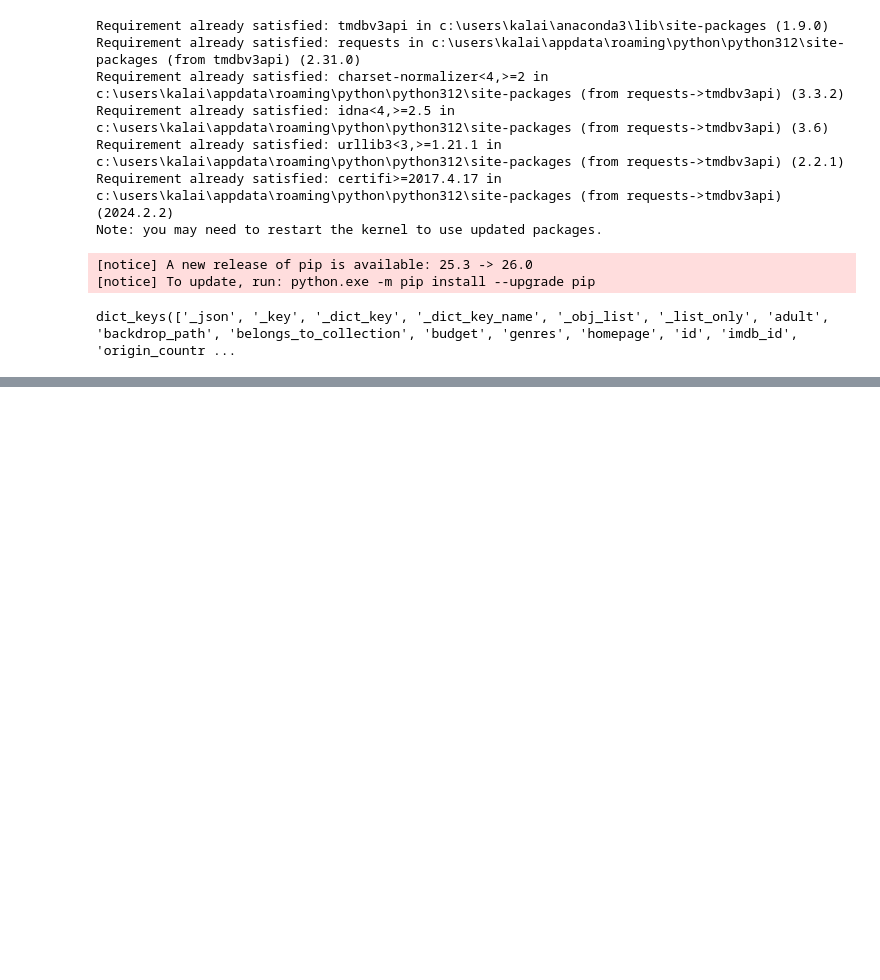
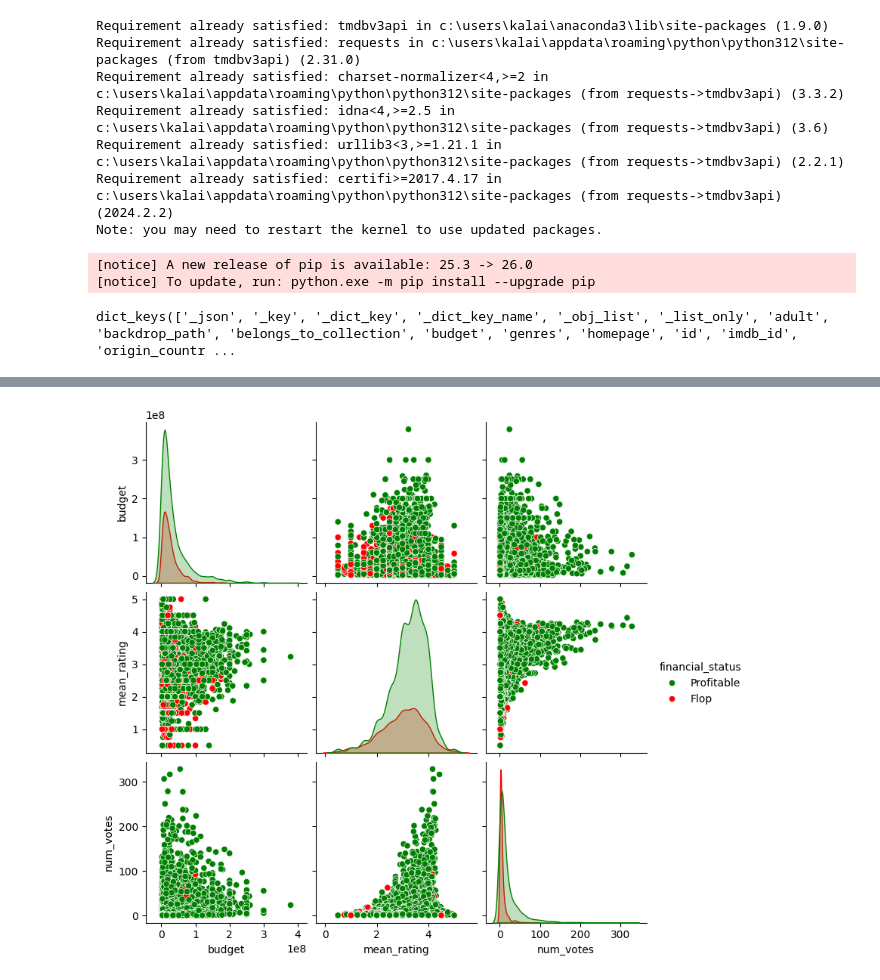
Before and after one commit to BALAKUMARKalai/Big_Data_Project, a Jupyter notebook: notebook.ipynb, the cells around one changed output, grey strips where cells are left out. Cells and saved outputs as stored; diff of their text form; code cells hidden in the pictures; blank space fills up the shorter version.

```diff
--- a/notebook.ipynb
+++ b/notebook.ipynb
@@ -134,3 +136,4 @@ df_meta = pd.read_csv('movies_enriched.csv')
 # %%
-df_final = df_movies.merge(df_meta, on = 'movieId', how = 'left')
-print(df_final.head())
+df_meta = pd.read_csv('movies_enriched.csv')
+#df_final = df_movies.merge(df_meta, on = 'movieId', how = 'left')
+#print(df_final.head())
@@ -136,0 +161,4 @@ print(df_final.head())
+# %%
+df_ratings_sumup = df_ratings.groupby('movieId').agg({'rating' : ['mean', 'count', 'std']})
+df_ratings_sumup = df_ratings_sumup.reset_index()
+df_ratings_sumup.columns = ['movieId', 'mean_rating', 'num_votes', 'std_rating']
@@ -136,0 +174,11 @@ print(df_final.head())
+# %%
+df_tags['tag'] = df_tags['tag'].astype(str)
+df_tags_sumup = df_tags.groupby('movieId')['tag'].apply(lambda x: ' '.join(x)).reset_index()
+df_tags_sumup.columns = ['movieId', 'all_tags']
+# %%
+df_final = df_movies.merge(df_meta, on = 'movieId', how = 'left')
+df_final = df_final.merge(df_ratings_sumup, on = 'movieId', how = 'left')
+df_final = df_final.merge(df_tags_sumup,on = 'movieId', how = 'left')
+print(df_final.columns)
+print(df_final.head())
+print(len(df_final))
@@ -136,0 +203,11 @@ print(df_final.head())
+# %%
+df_roi = df_final[(df_final['budget'] > 1000000) & (df_final['revenue'] > 0)].copy()
+df_roi['financial_status'] = df_roi.apply(lambda x: 'Profitable' if x['revenue'] > x['budget'] else 'Flop', axis=1)
+
+sns.pairplot(df_roi,
+             vars=['budget', 'mean_rating', 'num_votes'],
+             hue='financial_status',
+             palette={'Profitable': 'green', 'Flop': 'red'})
+plt.show()
+# %% [output]
+[figure, added]
```
Also changed, not shown: parts of 9 cells of this notebook.
